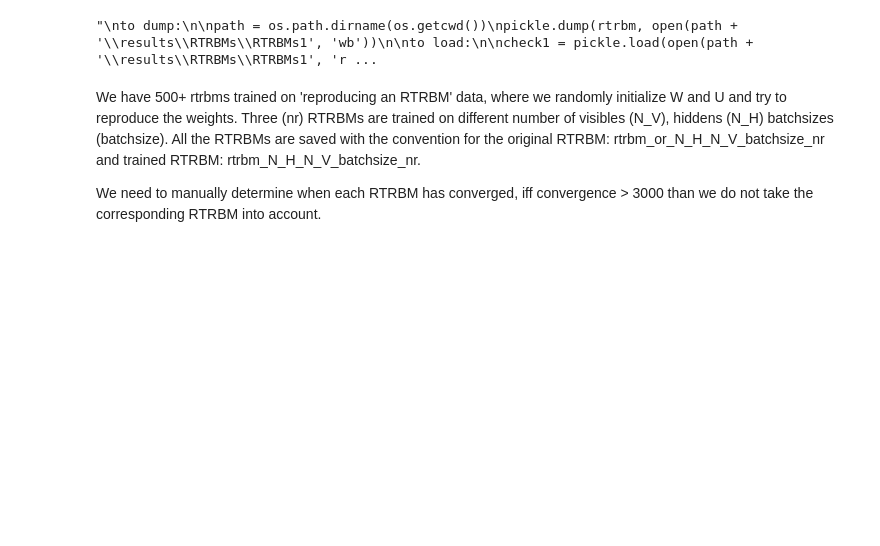
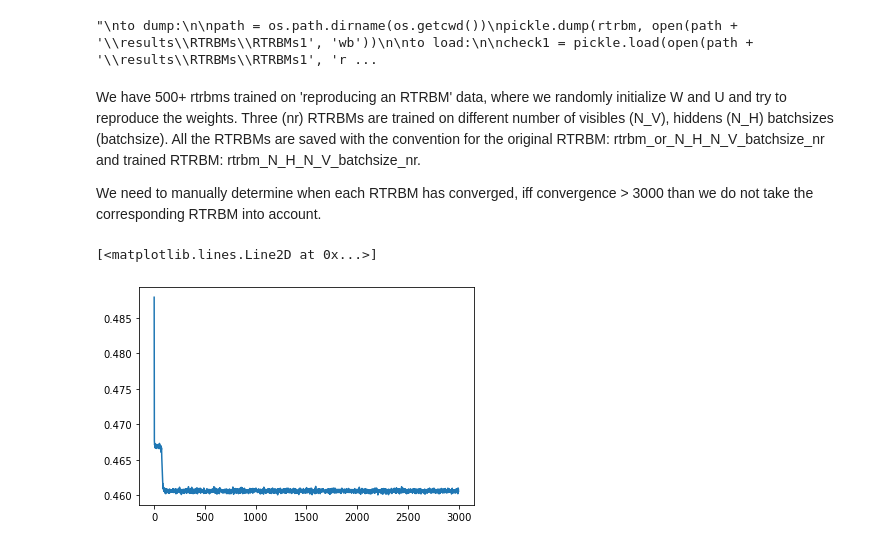
Before and after one commit to casperpeters/intern, a Jupyter notebook: notebooks/Reconstructing RTRBM/Scalability/Analyse scalability with trained RTRBMs.ipynb, the cells around one changed output. Saved outputs shown, nothing was run; the diff lists cells and outputs as text; code cells hidden in the pictures; blank space fills up the shorter version.

```diff
--- a/notebooks/Reconstructing RTRBM/Scalability/Analyse scalability with trained RTRBMs.ipynb
+++ b/notebooks/Reconstructing RTRBM/Scalability/Analyse scalability with trained RTRBMs.ipynb
@@ -50,3 +50,14 @@ rtrbm_or_N_H_N_V_batchsize_nr and trained RTRBM: rtrbm_N_H_N_V_batchsize_nr.
 
 We need to manually determine when each RTRBM has converged, iff convergence > 3000 than we do not take
 the corresponding RTRBM into account.
+# %%
+name_rtrbm = 'rtrbm_' +str(2) + '_' + str(200) + '_' + str(750)+ '_' + str(2)
+name_original_rtrbm = 'rtrbm_or_' +str(2) + '_' + str(200) + '_' + str(750)+ '_' + str(2)
+
+rtrbm = torch.load(r'C:\Users\sebas\OneDrive\Intern\rtrbm_master\results\invertigating batchsize/' + name_rtrbm, map_location='cpu')
+rtrbm_original = torch.load(r'C:\Users\sebas\OneDrive\Intern\rtrbm_master\results\invertigating batchsize/' + name_original_rtrbm, map_location='cpu')
+
+plt.plot(rtrbm.errors)
+# %% [output]
+[<matplotlib.lines.Line2D at 0x...>]
+[figure, added]
```
Also changed, not shown: parts of 2 cells of this notebook, 1 other file.
